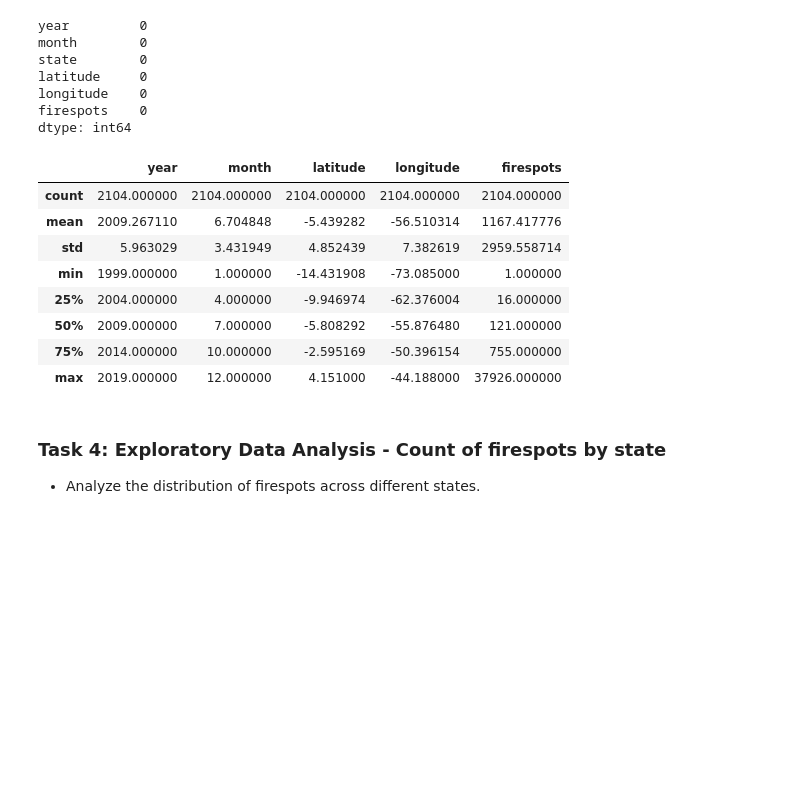
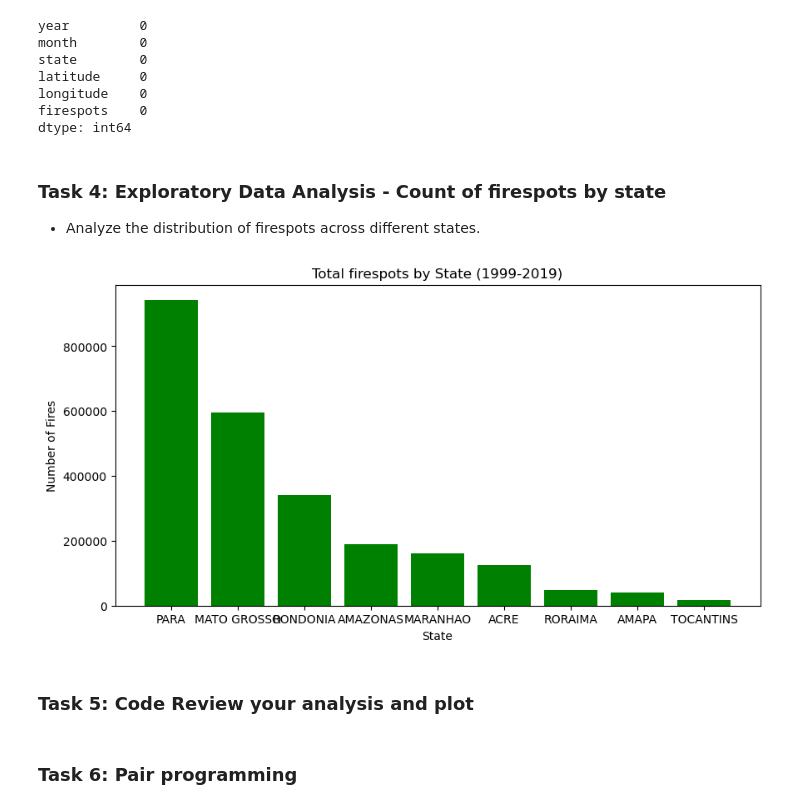
Before and after one commit to kieran036/ual_peckham_daz, a Jupyter notebook: data_science/session_8/exercises.ipynb, the cells around one changed output. Cells and saved outputs as stored; diff of their text form; code cells hidden in the pictures; blank space fills up the shorter version.

Commit message:
Complete exercise up to and incl. task 4

```diff
--- a/data_science/session_8/exercises.ipynb
+++ b/data_science/session_8/exercises.ipynb
@@ -29,20 +59,27 @@ latitude     0
 longitude    0
 firespots    0
 dtype: int64
-# %%
-# Summary statistics
-data.describe()
-# %% [output]
-|  | year | month | latitude | longitude | firespots |
-| count | 2104.000000 | 2104.000000 | 2104.000000 | 2104.000000 | 2104.000000 |
-| mean | 2009.267110 | 6.704848 | -5.439282 | -56.510314 | 1167.417776 |
-| std | 5.963029 | 3.431949 | 4.852439 | 7.382619 | 2959.558714 |
-| min | 1999.000000 | 1.000000 | -14.431908 | -73.085000 | 1.000000 |
-| 25% | 2004.000000 | 4.000000 | -9.946974 | -62.376004 | 16.000000 |
-| 50% | 2009.000000 | 7.000000 | -5.808292 | -55.876480 | 121.000000 |
-| 75% | 2014.000000 | 10.000000 | -2.595169 | -50.396154 | 755.000000 |
-| max | 2019.000000 | 12.000000 | 4.151000 | -44.188000 | 37926.000000 |
 # %% [markdown]
 ### Task 4: Exploratory Data Analysis - Count of firespots by state
 
 - Analyze the distribution of firespots across different states.
+# %%
+abt = data.groupby(['state'])['firespots'].sum().reset_index().sort_values(by=['firespots'], ascending=False)
+# %%
+# Data plot
+plt.figure(figsize=(10, 5))
+plt.bar(abt['state'], abt['firespots'], color='green')
+
+plt.title('Total firespots by State (1999-2019)')
+plt.xlabel('State')
+plt.ylabel('Number of Fires')
+#plt.grid(True)
+#plt.xticks(abt['firespots'])
+
+plt.show()
+# %% [output]
+[figure, added]
+# %% [markdown]
+### Task 5: Code Review your analysis and plot
+# %% [markdown]
+### Task 6: Pair programming
```
Also changed, not shown: parts of 3 cells of this notebook.
